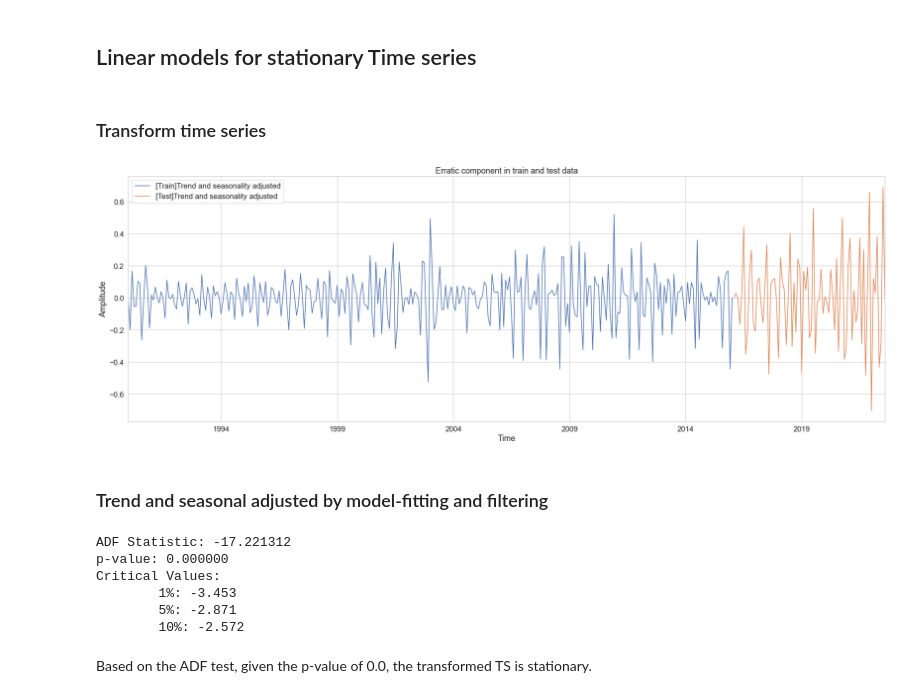
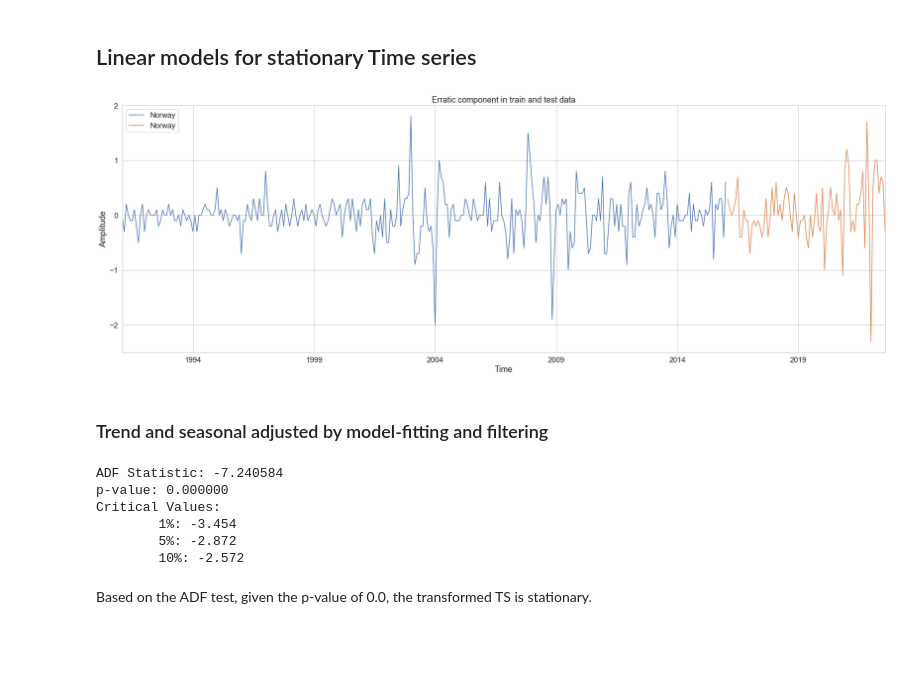
Before and after one commit to PugtgYosuky/Norwegian-CPI-forecast, a Jupyter notebook: ts-models.ipynb, the cells around one changed output. Saved outputs shown, nothing was run; the diff lists cells and outputs as text; code cells hidden in the pictures; blank space fills up the shorter version.

```diff
--- a/ts-models.ipynb
+++ b/ts-models.ipynb
@@ -94,5 +99,7 @@ From the TS, it can also be concluded that there is and rapid increasing in the
 # %% [markdown]
 ## Divide the time series into train and test
+# %%
+ts_stationary = df[country].diff().diff(period)
 # %%
 train_ratio = 0.8
 split_index = int(len(df) * train_ratio)
@@ -103,6 +110,9 @@ test_data = df[split_index:]
 months_dates = months = np.arange(len(df))
 months = months_dates[:split_index]
 months_test = months_dates[split_index:]
+# %%
+stationary_ts_train = ts_stationary[:split_index].dropna()
+stationary_ts_test = ts_stationary[split_index:]
 # %%
 ts = train_data[country]
 ts_test = test_data[country]
@@ -113,4 +119,2 @@ period = 12
 # %% [markdown]
 ## Linear models for stationary Time series
-# %% [markdown]
-### Transform time series
@@ -123,23 +121,23 @@ test_trend_seasonal_adjusted = transformer.convert_test(months_test, ts_test)
 # %%
 fig, ax = plt.subplots(figsize=(30, 10))
-trend_seasonal_adjusted.plot(ax=ax, legend=True)
-test_trend_seasonal_adjusted.plot(ax=ax, legend=True)
+stationary_ts_train.plot(ax=ax, legend=True)
+stationary_ts_test.plot(ax=ax, legend=True)
 plt.xlabel('Time')
 plt.ylabel('Amplitude')
 plt.title('Erratic component in train and test data')
 plt.savefig(os.path.join('images', 'train_test_erratic.png'))
 # %% [output]
-[figure, old version]
+[figure, new version]
 # %% [markdown]
 ### Trend and seasonal adjusted by model-fitting and filtering
 # %%
-adf_test(trend_seasonal_adjusted)
+adf_test(stationary_ts_train)
 # %% [output]
-ADF Statistic: -17.221312
+ADF Statistic: -7.240584
 p-value: 0.000000
 Critical Values:
-        1%: -3.453
-        5%: -2.871
+        1%: -3.454
+        5%: -2.872
         10%: -2.572
 # %% [markdown]
 Based on the ADF test, given the p-value of 0.0, the transformed TS is stationary.
```
Also changed, not shown: parts of 88 cells of this notebook, 1 other file.
